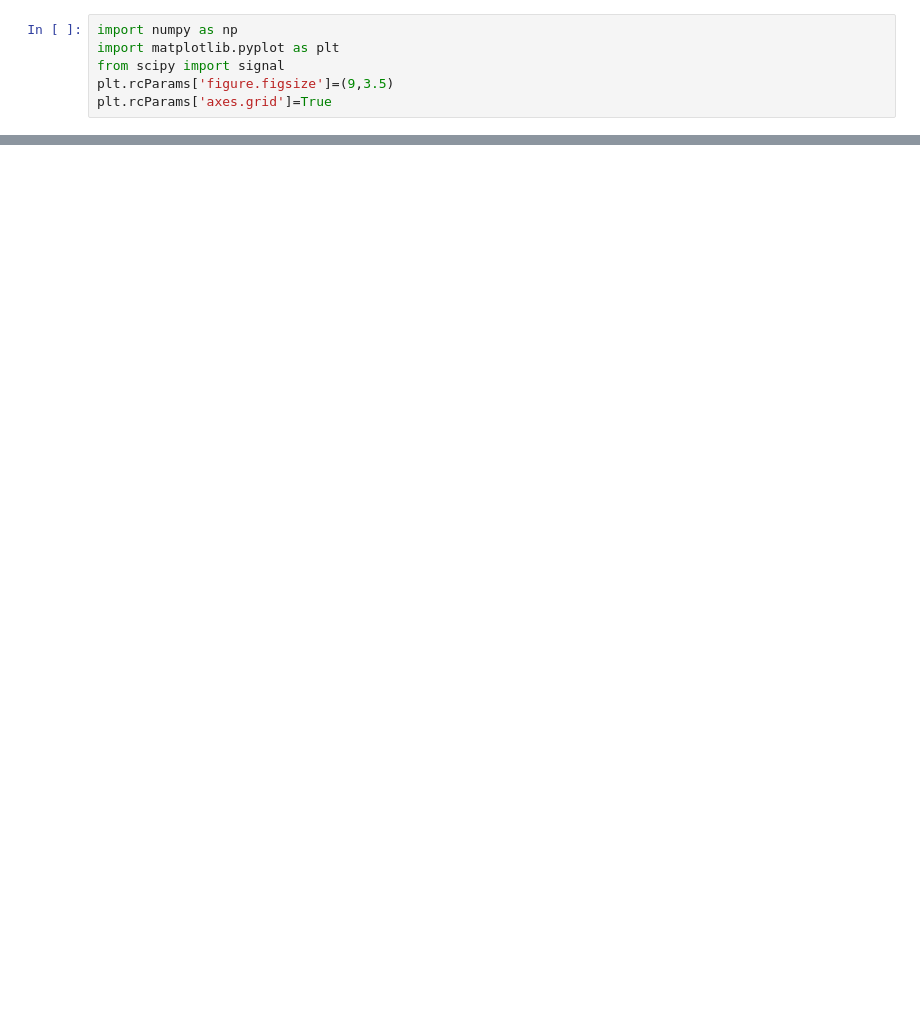
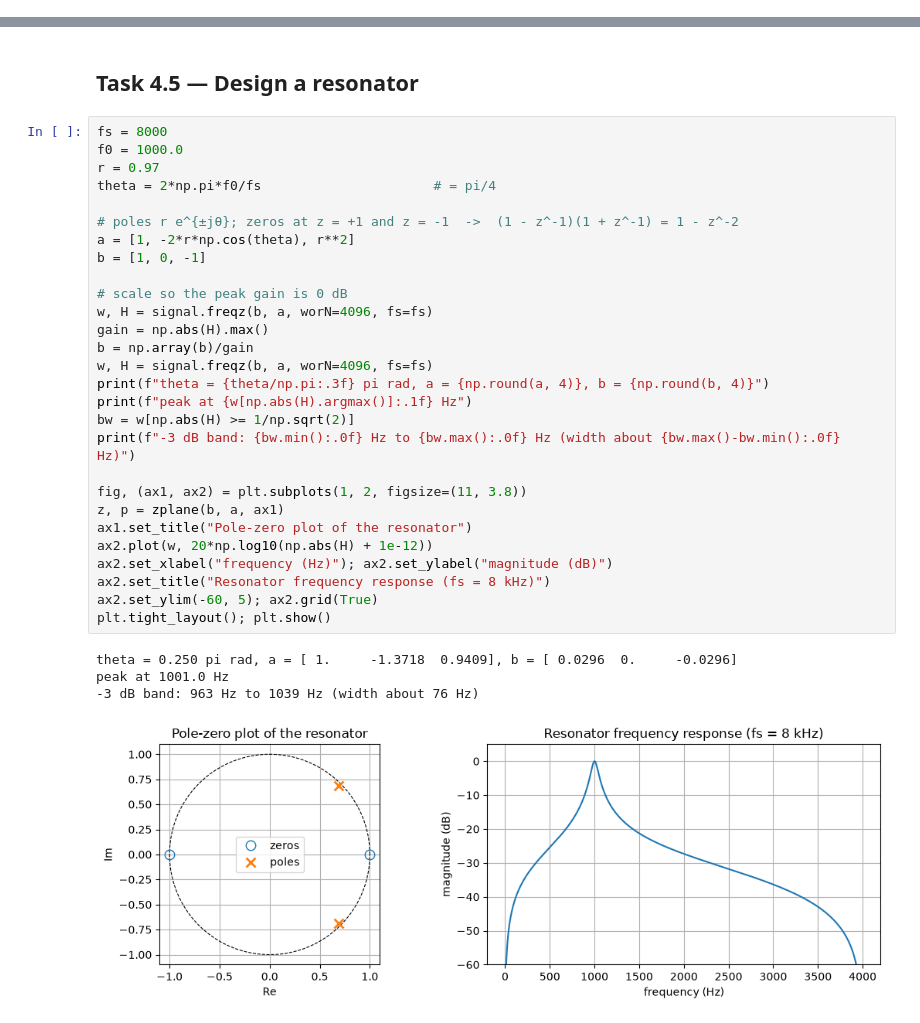
Before and after one commit to abcdev-01/COU07506-labs, a Jupyter notebook: COU07506_Week04_240242436939.ipynb, the cells around one changed output, grey strips where cells are left out. Saved outputs shown, nothing was run; the diff lists cells and outputs as text; blank space fills up the shorter version.

```diff
--- a/COU07506_Week04_240242436939.ipynb
+++ b/COU07506_Week04_240242436939.ipynb
@@ -14,6 +0,0 @@
-# %%
-import numpy as np
-import matplotlib.pyplot as plt
-from scipy import signal
-plt.rcParams['figure.figsize']=(9,3.5)
-plt.rcParams['axes.grid']=True
@@ -187,0 +181,35 @@ zeros: [ 1. -1.] poles: [0.68589358+0.68589358j 0.68589358-0.68589358j] stable:
+# %% [markdown]
+## Task 4.5 — Design a resonator
+# %%
+fs = 8000
+f0 = 1000.0
+r = 0.97
+theta = 2*np.pi*f0/fs                      # = pi/4
+
+# poles r e^{±jθ}; zeros at z = +1 and z = -1  ->  (1 - z^-1)(1 + z^-1) = 1 - z^-2
+a = [1, -2*r*np.cos(theta), r**2]
+b = [1, 0, -1]
+
+# scale so the peak gain is 0 dB
+w, H = signal.freqz(b, a, worN=4096, fs=fs)
+gain = np.abs(H).max()
+b = np.array(b)/gain
+w, H = signal.freqz(b, a, worN=4096, fs=fs)
+print(f"theta = {theta/np.pi:.3f} pi rad, a = {np.round(a, 4)}, b = {np.round(b, 4)}")
+print(f"peak at {w[np.abs(H).argmax()]:.1f} Hz")
+bw = w[np.abs(H) >= 1/np.sqrt(2)]
+print(f"-3 dB band: {bw.min():.0f} Hz to {bw.max():.0f} Hz (width about {bw.max()-bw.min():.0f} Hz)")
+
+fig, (ax1, ax2) = plt.subplots(1, 2, figsize=(11, 3.8))
+z, p = zplane(b, a, ax1)
+ax1.set_title("Pole-zero plot of the resonator")
+ax2.plot(w, 20*np.log10(np.abs(H) + 1e-12))
+ax2.set_xlabel("frequency (Hz)"); ax2.set_ylabel("magnitude (dB)")
+ax2.set_title("Resonator frequency response (fs = 8 kHz)")
+ax2.set_ylim(-60, 5); ax2.grid(True)
+plt.tight_layout(); plt.show()
+# %% [output]
+theta = 0.250 pi rad, a = [ 1.     -1.3718  0.9409], b = [ 0.0296  0.     -0.0296]
+peak at 1001.0 Hz
+-3 dB band: 963 Hz to 1039 Hz (width about 76 Hz)
+[figure, added]
```
Also changed, not shown: parts of 35 cells of this notebook, 1 other file.
